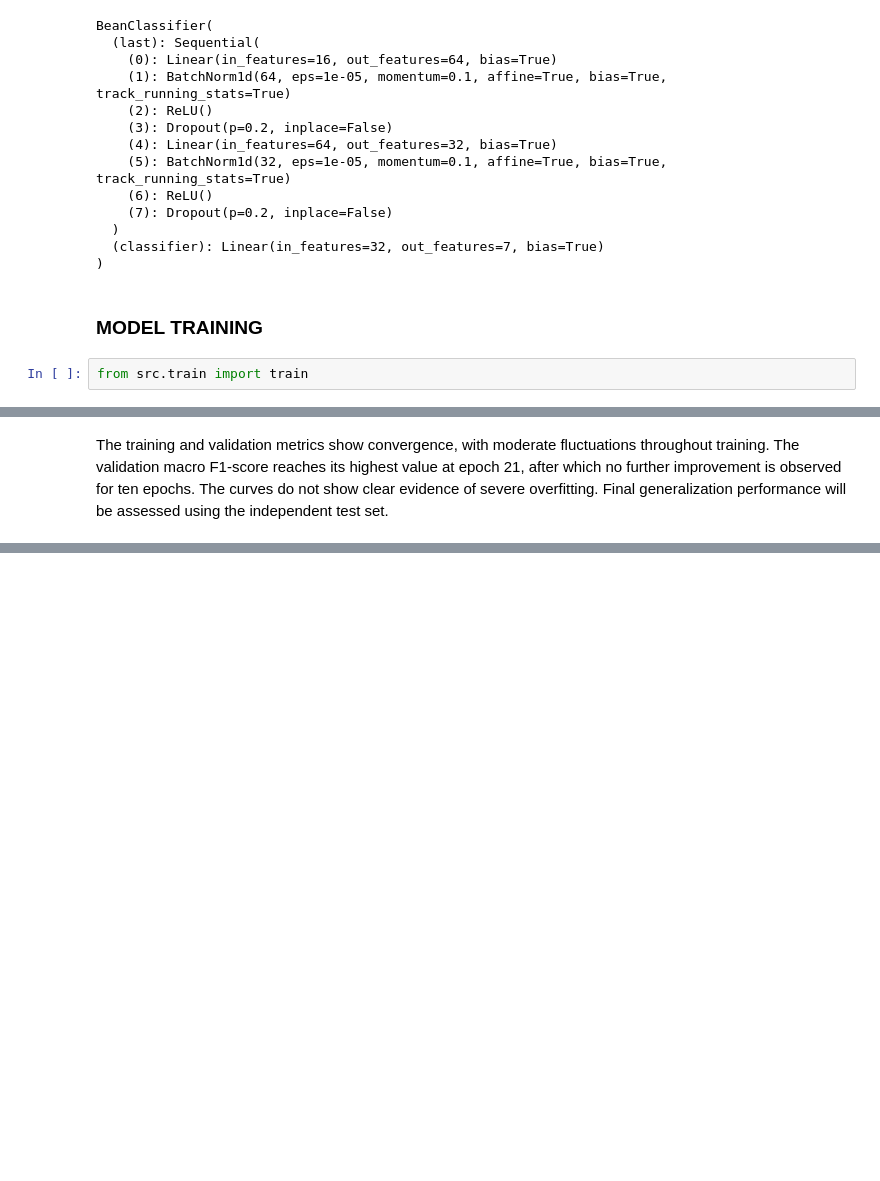
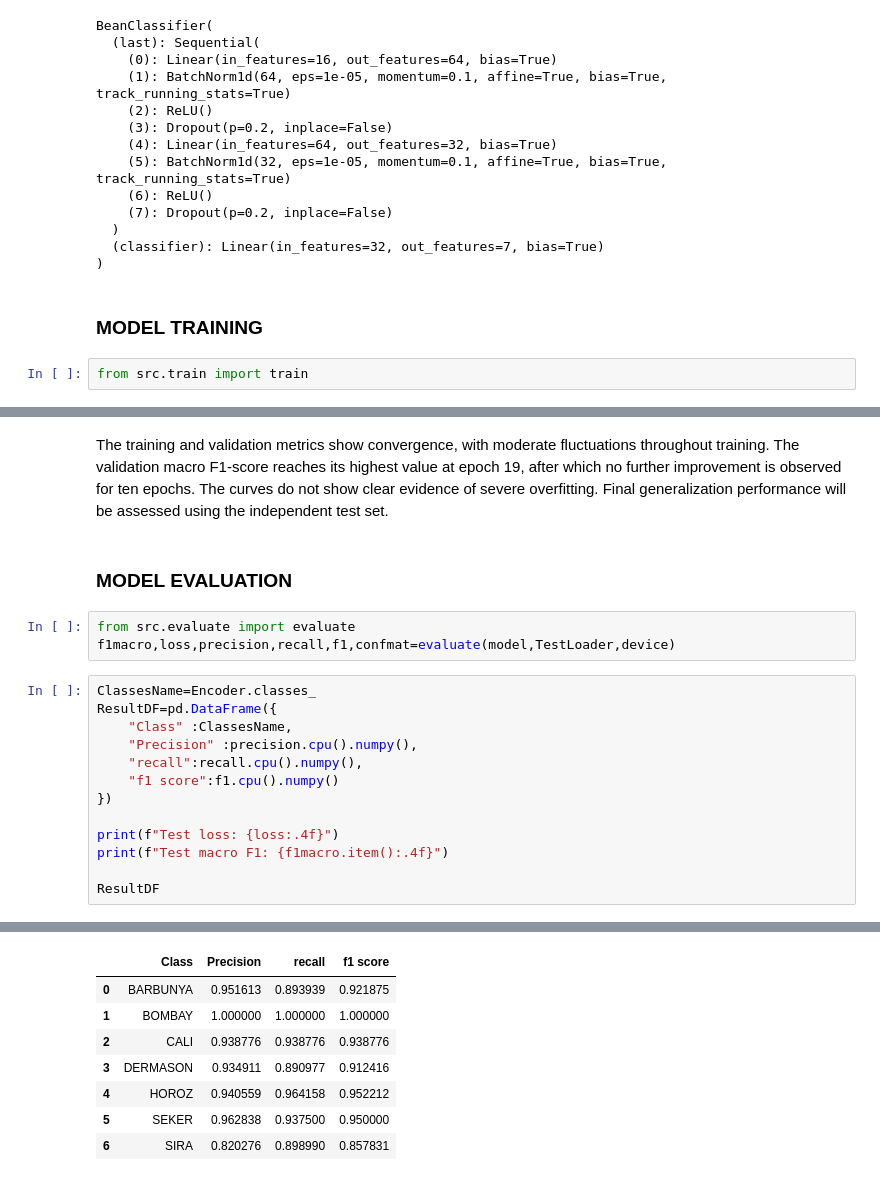
Before and after one commit to rabe156/Dry_Bean_Classifier, a Jupyter notebook: main.ipynb, the cells around one changed output, grey strips where cells are left out. Saved outputs shown, nothing was run; the diff lists cells and outputs as text; blank space fills up the shorter version.

```diff
--- a/main.ipynb
+++ b/main.ipynb
@@ -326,2 +324,21 @@ Text(0, 0.5, 'F1 score')
 # %% [markdown]
-The training and validation metrics show convergence, with moderate fluctuations throughout training. The validation macro F1-score reaches its highest value at epoch 21, after which no further improvement is observed for ten epochs. The curves do not show clear evidence of severe overfitting. Final generalization performance will be assessed using the independent test set.
+The training and validation metrics show convergence, with moderate fluctuations throughout training. The validation macro F1-score reaches its highest value at epoch 19, after which no further improvement is observed for ten epochs. The curves do not show clear evidence of severe overfitting. Final generalization performance will be assessed using the independent test set.
+# %% [markdown]
+### MODEL EVALUATION
+# %%
+from src.evaluate import evaluate
+f1macro,loss,precision,recall,f1,confmat=evaluate(model,TestLoader,device)
+# %%
+ClassesName=Encoder.classes_
+ResultDF=pd.DataFrame({
+    "Class" :ClassesName,
+    "Precision" :precision.cpu().numpy(),
+    "recall":recall.cpu().numpy(),
+    "f1 score":f1.cpu().numpy()
+})
+
+print(f"Test loss: {loss:.4f}")
+print(f"Test macro F1: {f1macro.item():.4f}")
+
+ResultDF
+# %% [output]
@@ -327,0 +347,8 @@ The training and validation metrics show convergence, with moderate fluctuations
+|  | Class | Precision | recall | f1 score |
+| 0 | BARBUNYA | 0.951613 | 0.893939 | 0.921875 |
+| 1 | BOMBAY | 1.000000 | 1.000000 | 1.000000 |
+| 2 | CALI | 0.938776 | 0.938776 | 0.938776 |
+| 3 | DERMASON | 0.934911 | 0.890977 | 0.912416 |
+| 4 | HOROZ | 0.940559 | 0.964158 | 0.952212 |
+| 5 | SEKER | 0.962838 | 0.937500 | 0.950000 |
+| 6 | SIRA | 0.820276 | 0.898990 | 0.857831 |
```
Also changed, not shown: parts of 21 cells of this notebook, 9 other files.
